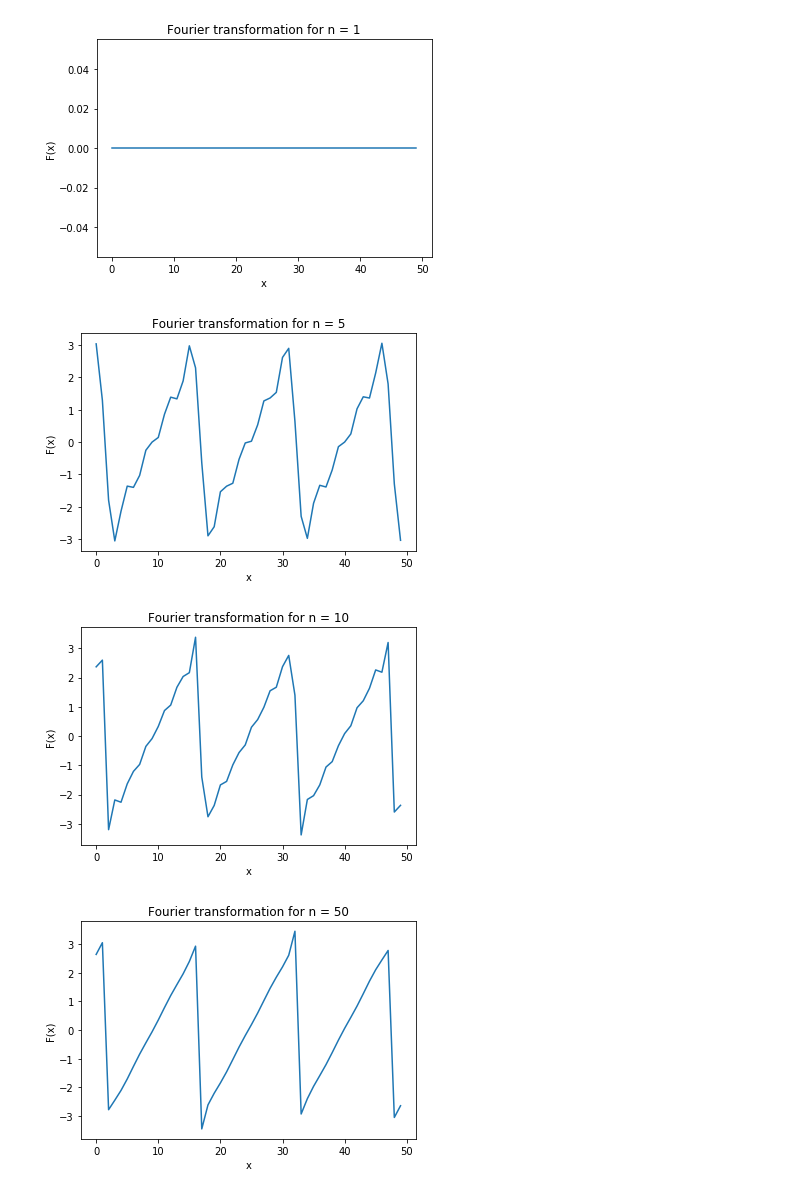
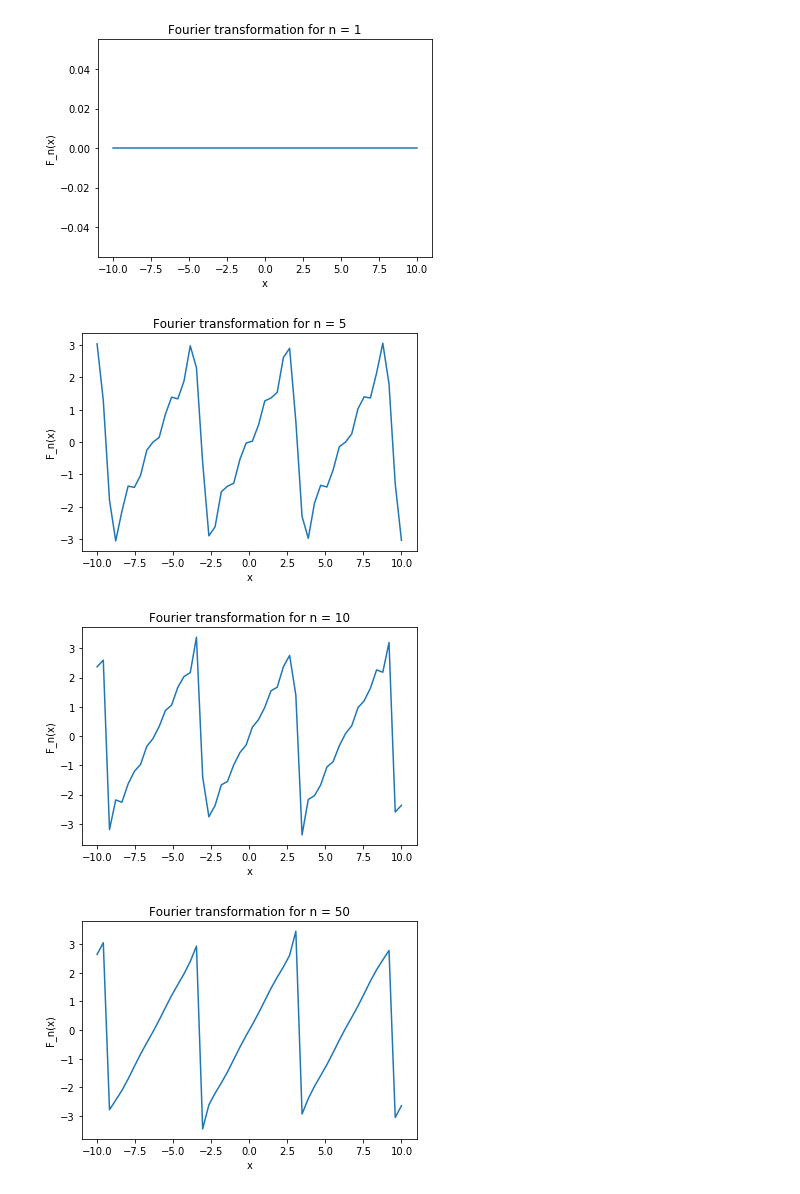
Before and after one commit to DejanKostyszyn/FourierTransformation, a Jupyter notebook: FourierTransformation.ipynb, the cells around one changed output. Saved outputs shown, nothing was run; the diff lists cells and outputs as text; code cells hidden in the pictures.

Commit message:
Corrected domain of plots and ylabel.

```diff
--- a/FourierTransformation.ipynb
+++ b/FourierTransformation.ipynb
@@ -39,38 +39,38 @@ def calc_b_k(k):
 def fourier_transformation(x, n_i):
     # Calculating a_k
     a_k = []
     for k in range(0, n_i):
         a_k.append(calc_a_k(k))
 
      # Calculating b_k.
     b_k = []
     for k in range(0, n_i):
         b_k.append(calc_b_k(k))
 
     result = a_k[0] / 2
     for k in range(0, n_i):
         result = result + a_k[k] * np.cos(k * x) + b_k[k] * np.sin(k * x)
     return result
 
 # Plotting Fourier Transformation in separate figures.
 x = np.linspace(-10, 10)
 for item in n:
-    plt.plot(fourier_transformation(x, item))
+    plt.plot(x, fourier_transformation(x, item))
     plt.title("Fourier transformation for n = {}".format(item))
     plt.xlabel("x")
-    plt.ylabel("F(x)")
+    plt.ylabel("F_n(x)")
     plt.show()
 
 # Plotting Fourier Transformation in one figure
 for item in n:
-    plt.plot(fourier_transformation(x, item), label = item)
+    plt.plot(x, fourier_transformation(x, item), label = item)
 plt.title("Fourier transformation for n = {}".format(n))
 plt.xlabel("x")
-plt.ylabel("F(x)")
+plt.ylabel("F_n(x)")
 plt.legend()
 plt.show()
 # %% [output]
-[figure, old version]
+[figure, new version]
-[figure, old version]
+[figure, new version]
-[figure, old version]
+[figure, new version]
-[figure, old version]
+[figure, new version]
```
Also changed, not shown: parts of 2 cells of this notebook.
